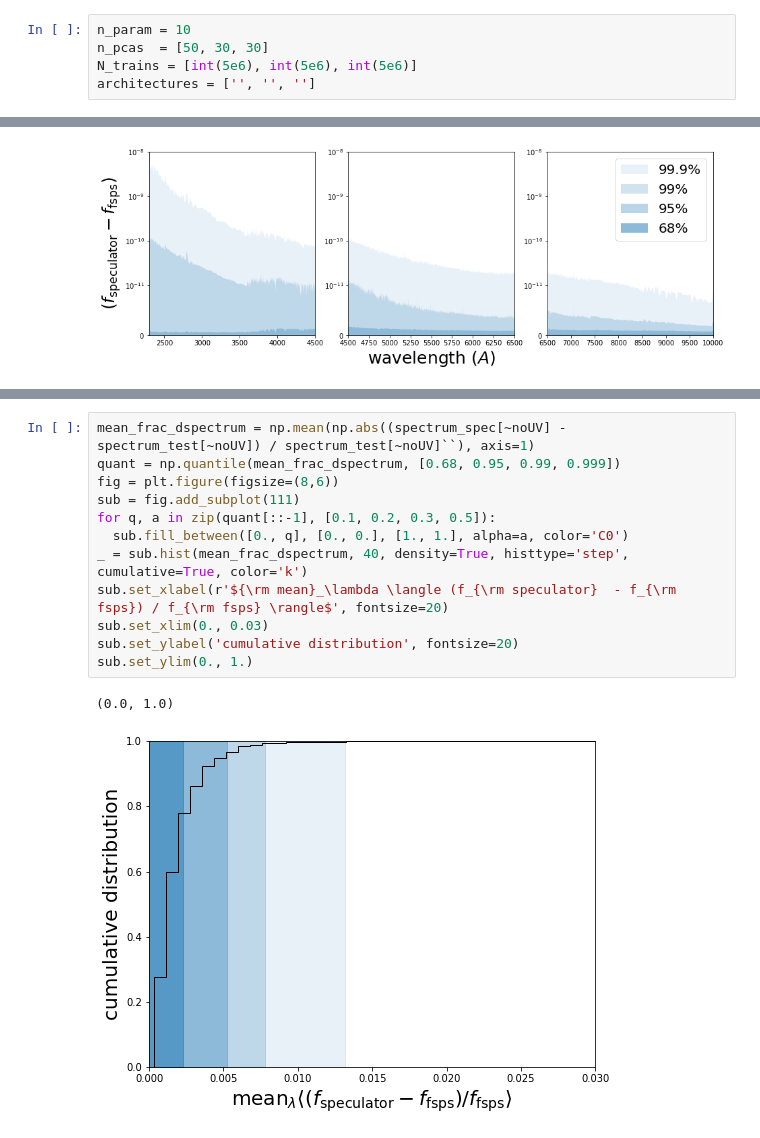
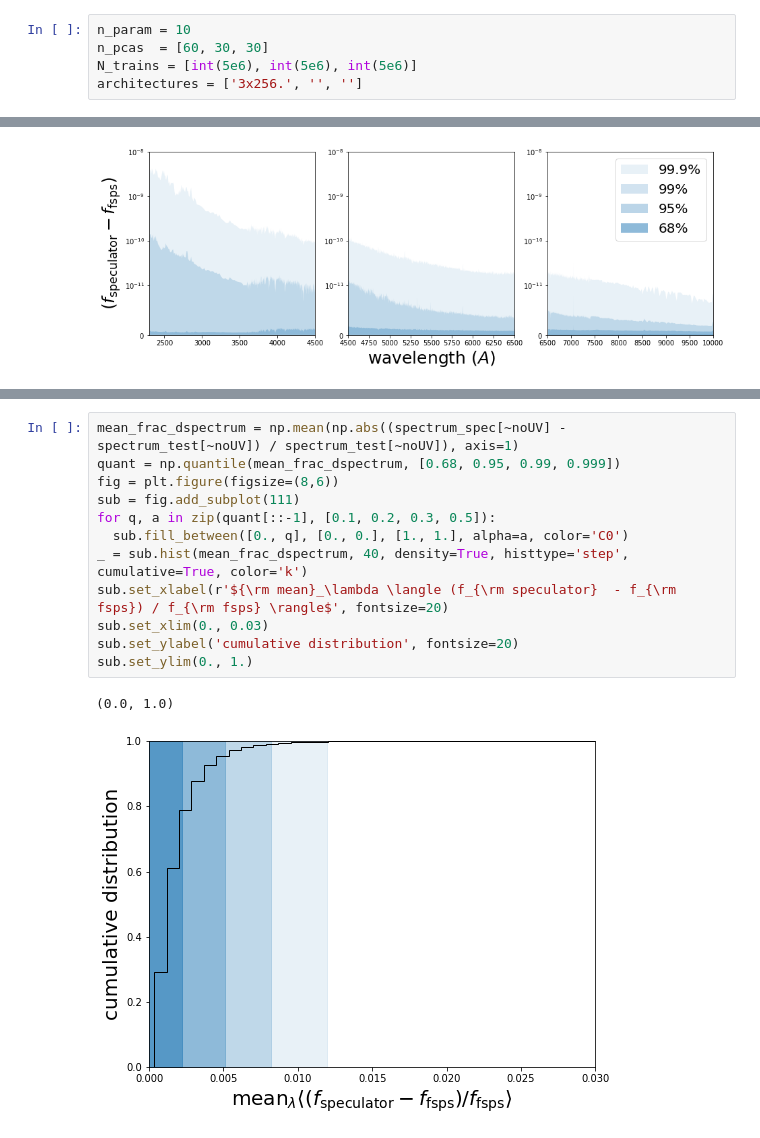
Before and after one commit to changhoonhahn/gqp_mc, a Jupyter notebook: nb/validate_trained_desi_complexdust_speculator_wavebins.ipynb, the cells around one changed output, grey strips where cells are left out. Drawn from its saved outputs; the diff is of its cells as text.

Commit message:
wavebin0, ntrain=5e6, npca=60, architecture=3x256

```diff
--- a/nb/validate_trained_desi_complexdust_speculator_wavebins.ipynb
+++ b/nb/validate_trained_desi_complexdust_speculator_wavebins.ipynb
@@ -28,9 +28,9 @@ wave_bin2 = (wave >= 6500)
 wave_bins = [wave_bin0, wave_bin1, wave_bin2]
 # %%
 n_param = 10
-n_pcas  = [50, 30, 30]
+n_pcas  = [60, 30, 30]
 N_trains = [int(5e6), int(5e6), int(5e6)]
-architectures = ['', '', '']
+architectures = ['3x256.', '', '']
 # %%
 loss = np.loadtxt('DESI_complexdust_model.Ntrain%i.wave_bin%i.pca%i.%sloss.dat' % (N_trains[0], 0, n_pcas[0], architectures[0]))
 
@@ -205,15 +205,15 @@ sub.set_ylim(0., 1.)
 # %%
-mean_frac_dspectrum = np.mean(np.abs((spectrum_spec[~noUV] - spectrum_test[~noUV]) / spectrum_test[~noUV]``), axis=1)
+mean_frac_dspectrum = np.mean(np.abs((spectrum_spec[~noUV] - spectrum_test[~noUV]) / spectrum_test[~noUV]), axis=1)
 quant = np.quantile(mean_frac_dspectrum, [0.68, 0.95, 0.99, 0.999])
 fig = plt.figure(figsize=(8,6))
 sub = fig.add_subplot(111)
 for q, a in zip(quant[::-1], [0.1, 0.2, 0.3, 0.5]):
   sub.fill_between([0., q], [0., 0.], [1., 1.], alpha=a, color='C0')
 _ = sub.hist(mean_frac_dspectrum, 40, density=True, histtype='step', cumulative=True, color='k')
 sub.set_xlabel(r'${\rm mean}_\lambda \langle (f_{\rm speculator}  - f_{\rm fsps}) / f_{\rm fsps} \rangle$', fontsize=20)
 sub.set_xlim(0., 0.03)
 sub.set_ylabel('cumulative distribution', fontsize=20)
 sub.set_ylim(0., 1.)
 # %% [output]
 (0.0, 1.0)
-[figure, old version]
+[figure, new version]
```
Also changed, not shown: parts of 5 cells of this notebook.
